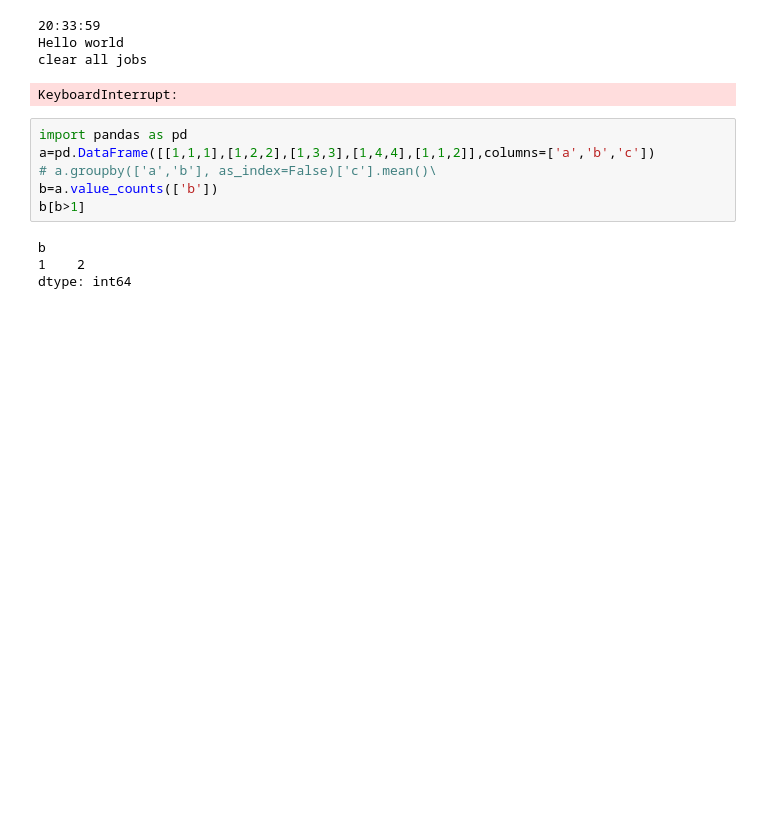
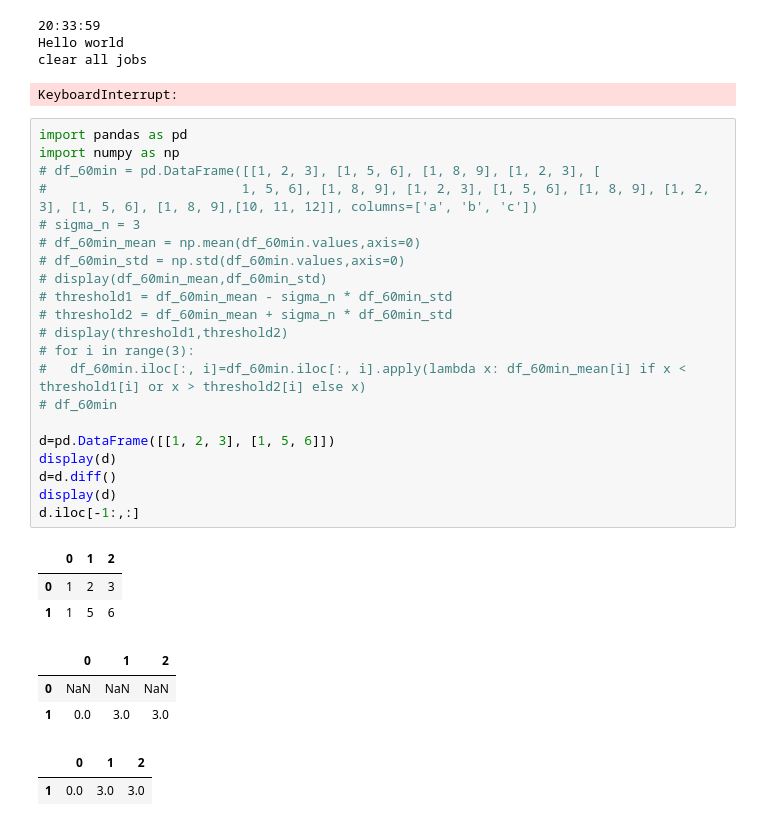
Before and after one commit to 666WXY666/aiops2022, a Jupyter notebook: utils/vision/data_vision_wxy.ipynb, the cells around one changed output. Saved outputs shown, nothing was run; the diff lists cells and outputs as text; blank space fills up the shorter version.

```diff
--- a/utils/vision/data_vision_wxy.ipynb
+++ b/utils/vision/data_vision_wxy.ipynb
@@ -475,13 +475,33 @@ while True:
 Hello world
 clear all jobs
 KeyboardInterrupt:
-# %%
-import pandas as pd
-a=pd.DataFrame([[1,1,1],[1,2,2],[1,3,3],[1,4,4],[1,1,2]],columns=['a','b','c'])
-# a.groupby(['a','b'], as_index=False)['c'].mean()\
-b=a.value_counts(['b'])
-b[b>1]
-# %% [output]
-b
-1    2
-dtype: int64
+# %%
+import pandas as pd
+import numpy as np
+# df_60min = pd.DataFrame([[1, 2, 3], [1, 5, 6], [1, 8, 9], [1, 2, 3], [
+#                         1, 5, 6], [1, 8, 9], [1, 2, 3], [1, 5, 6], [1, 8, 9], [1, 2, 3], [1, 5, 6], [1, 8, 9],[10, 11, 12]], columns=['a', 'b', 'c'])
+# sigma_n = 3
+# df_60min_mean = np.mean(df_60min.values,axis=0)
+# df_60min_std = np.std(df_60min.values,axis=0)
+# display(df_60min_mean,df_60min_std)
+# threshold1 = df_60min_mean - sigma_n * df_60min_std
+# threshold2 = df_60min_mean + sigma_n * df_60min_std
+# display(threshold1,threshold2)
+# for i in range(3):
+# 	df_60min.iloc[:, i]=df_60min.iloc[:, i].apply(lambda x: df_60min_mean[i] if x < threshold1[i] or x > threshold2[i] else x)
+# df_60min
+
+d=pd.DataFrame([[1, 2, 3], [1, 5, 6]])
+display(d)
+d=d.diff()
+display(d)
+d.iloc[-1:,:]
+# %% [output]
+|  | 0 | 1 | 2 |
+| 0 | 1 | 2 | 3 |
+| 1 | 1 | 5 | 6 |
+|  | 0 | 1 | 2 |
+| 0 | NaN | NaN | NaN |
+| 1 | 0.0 | 3.0 | 3.0 |
+|  | 0 | 1 | 2 |
+| 1 | 0.0 | 3.0 | 3.0 |
```
Also changed, not shown: 4 other files.
